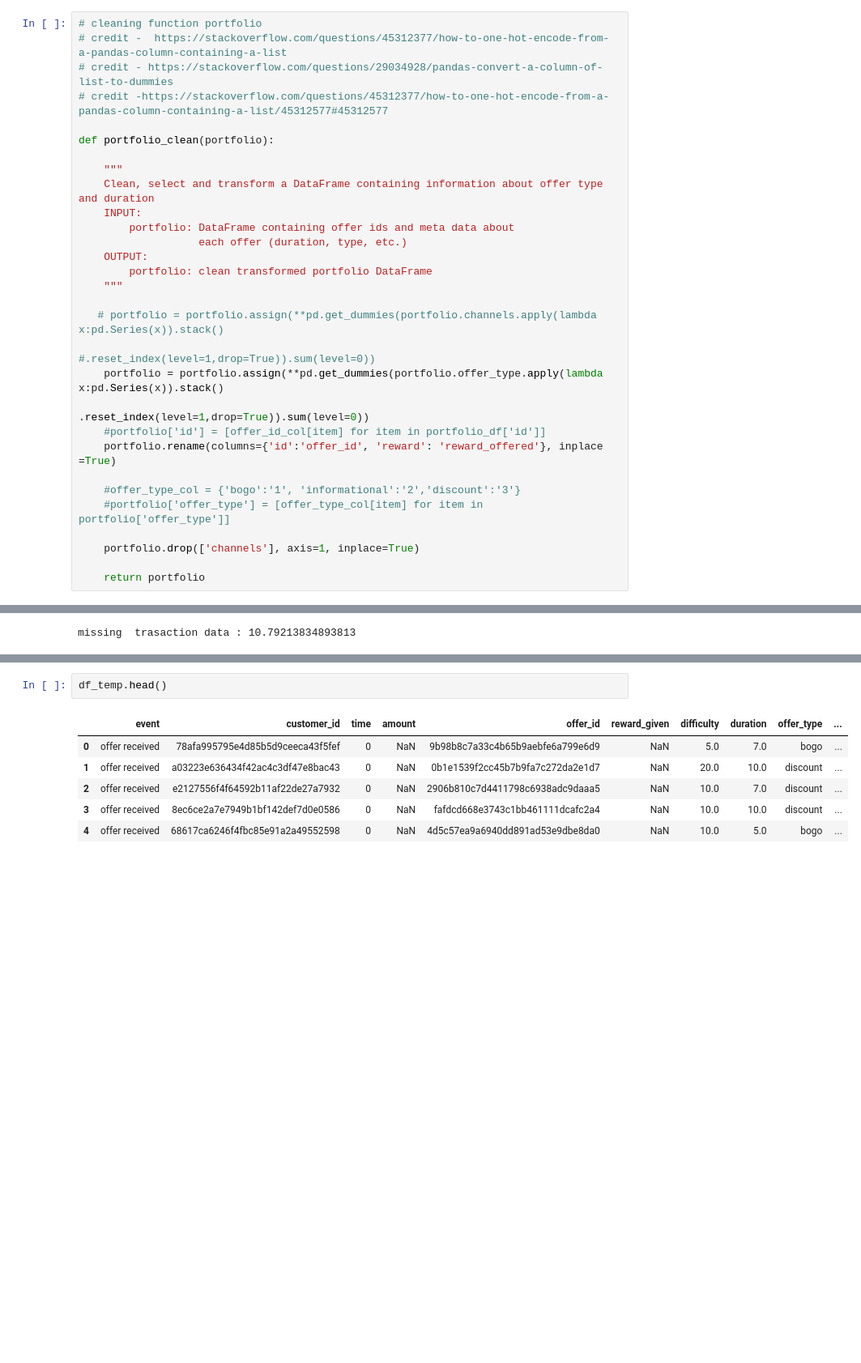
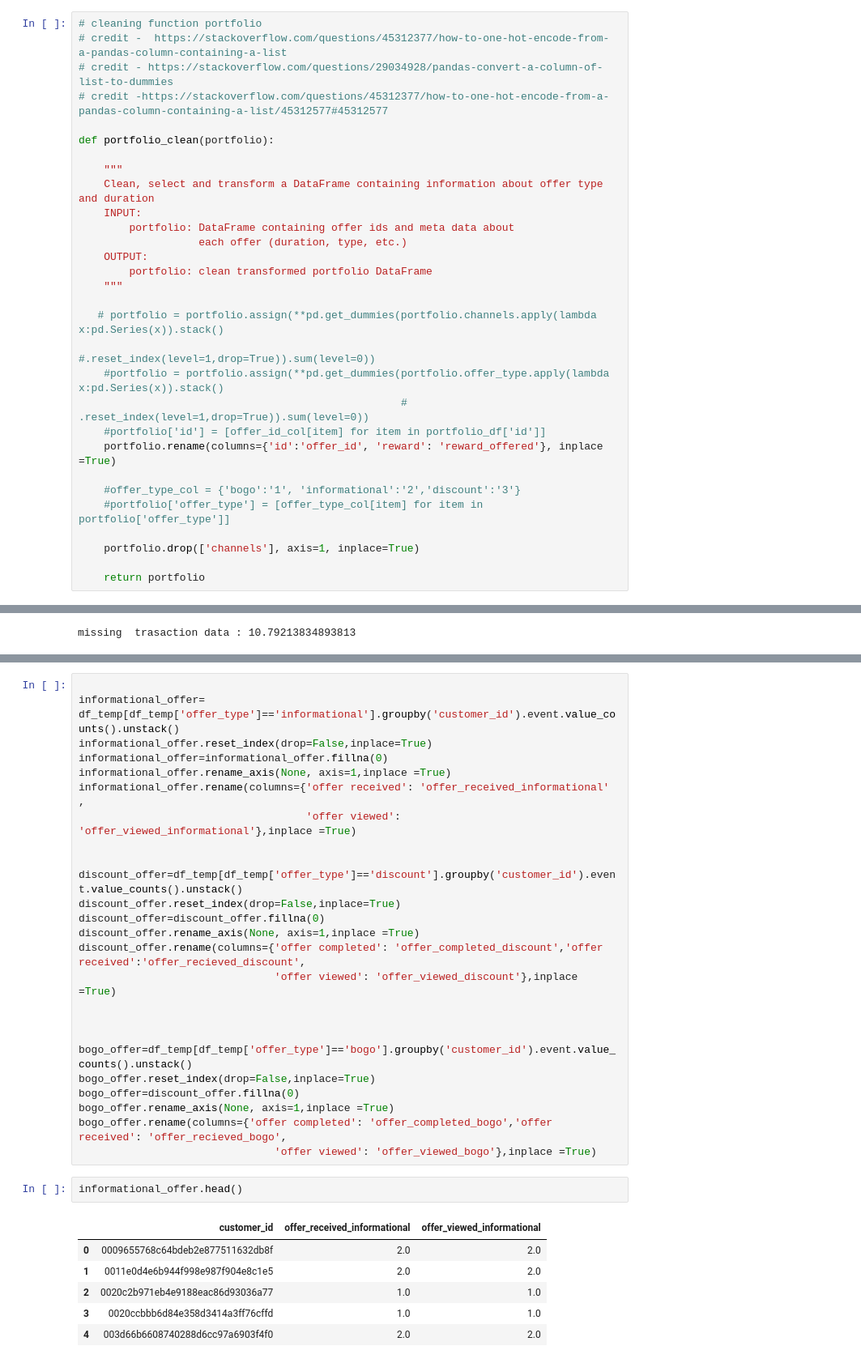
Before and after one commit to sharvaridhote/DataScience-Capstone-Udacity, a Jupyter notebook: Starbuck_Challange_Capstone_final.ipynb, the cells around one changed output, grey strips where cells are left out. Shown: that part at 81% size. Drawn from its saved outputs; the diff is of its cells as text; blank space fills up the shorter version.

```diff
--- a/Starbuck_Challange_Capstone_final.ipynb
+++ b/Starbuck_Challange_Capstone_final.ipynb
@@ -169,8 +169,8 @@ def portfolio_clean(portfolio):
 
    # portfolio = portfolio.assign(**pd.get_dummies(portfolio.channels.apply(lambda x:pd.Series(x)).stack()
                                                     #.reset_index(level=1,drop=True)).sum(level=0))
-    portfolio = portfolio.assign(**pd.get_dummies(portfolio.offer_type.apply(lambda x:pd.Series(x)).stack()
-                                                    .reset_index(level=1,drop=True)).sum(level=0))
+    #portfolio = portfolio.assign(**pd.get_dummies(portfolio.offer_type.apply(lambda x:pd.Series(x)).stack()
+                                                   # .reset_index(level=1,drop=True)).sum(level=0))
     #portfolio['id'] = [offer_id_col[item] for item in portfolio_df['id']]
     portfolio.rename(columns={'id':'offer_id', 'reward': 'reward_offered'}, inplace =True)
 
@@ -477,9 +521,34 @@ df_temp=pd.merge(transcript_df, portfolio_df, on='offer_id', how='left')
+# %%
+
+informational_offer= df_temp[df_temp['offer_type']=='informational'].groupby('customer_id').event.value_counts().unstack()
+informational_offer.reset_index(drop=False,inplace=True)
+informational_offer=informational_offer.fillna(0)
+informational_offer.rename_axis(None, axis=1,inplace =True)
+informational_offer.rename(columns={'offer received': 'offer_received_informational' ,
+                                    'offer viewed': 'offer_viewed_informational'},inplace =True)
+
+
+discount_offer=df_temp[df_temp['offer_type']=='discount'].groupby('customer_id').event.value_counts().unstack()
+discount_offer.reset_index(drop=False,inplace=True)
+discount_offer=discount_offer.fillna(0)
+discount_offer.rename_axis(None, axis=1,inplace =True)
+discount_offer.rename(columns={'offer completed': 'offer_completed_discount','offer received':'offer_recieved_discount',
+                               'offer viewed': 'offer_viewed_discount'},inplace =True)
+
+
+
+bogo_offer=df_temp[df_temp['offer_type']=='bogo'].groupby('customer_id').event.value_counts().unstack()
+bogo_offer.reset_index(drop=False,inplace=True)
+bogo_offer=discount_offer.fillna(0)
+bogo_offer.rename_axis(None, axis=1,inplace =True)
+bogo_offer.rename(columns={'offer completed': 'offer_completed_bogo','offer received': 'offer_recieved_bogo',
+                               'offer viewed': 'offer_viewed_bogo'},inplace =True)
 # %%
-df_temp.head()
+informational_offer.head()
 # %% [output]
-|  | event | customer_id | time | amount | offer_id | reward_given | difficulty | duration | offer_type | ... |
-| 0 | offer received | 78afa995795e4d85b5d9ceeca43f5fef | 0 | NaN | 9b98b8c7a33c4b65b9aebfe6a799e6d9 | NaN | 5.0 | 7.0 | bogo | ... |
-| 1 | offer received | a03223e636434f42ac4c3df47e8bac43 | 0 | NaN | 0b1e1539f2cc45b7b9fa7c272da2e1d7 | NaN | 20.0 | 10.0 | discount | ... |
-| 2 | offer received | e2127556f4f64592b11af22de27a7932 | 0 | NaN | 2906b810c7d4411798c6938adc9daaa5 | NaN | 10.0 | 7.0 | discount | ... |
-| 3 | offer received | 8ec6ce2a7e7949b1bf142def7d0e0586 | 0 | NaN | fafdcd668e3743c1bb461111dcafc2a4 | NaN | 10.0 | 10.0 | discount | ... |
-| 4 | offer received | 68617ca6246f4fbc85e91a2a49552598 | 0 | NaN | 4d5c57ea9a6940dd891ad53e9dbe8da0 | NaN | 10.0 | 5.0 | bogo | ... |
+|  | customer_id | offer_received_informational | offer_viewed_informational |
+| 0 | 0009655768c64bdeb2e877511632db8f | 2.0 | 2.0 |
+| 1 | 0011e0d4e6b944f998e987f904e8c1e5 | 2.0 | 2.0 |
+| 2 | 0020c2b971eb4e9188eac86d93036a77 | 1.0 | 1.0 |
+| 3 | 0020ccbbb6d84e358d3414a3ff76cffd | 1.0 | 1.0 |
+| 4 | 003d66b6608740288d6cc97a6903f4f0 | 2.0 | 2.0 |
```
Also changed, not shown: parts of 79 cells of this notebook, 1 other file.
